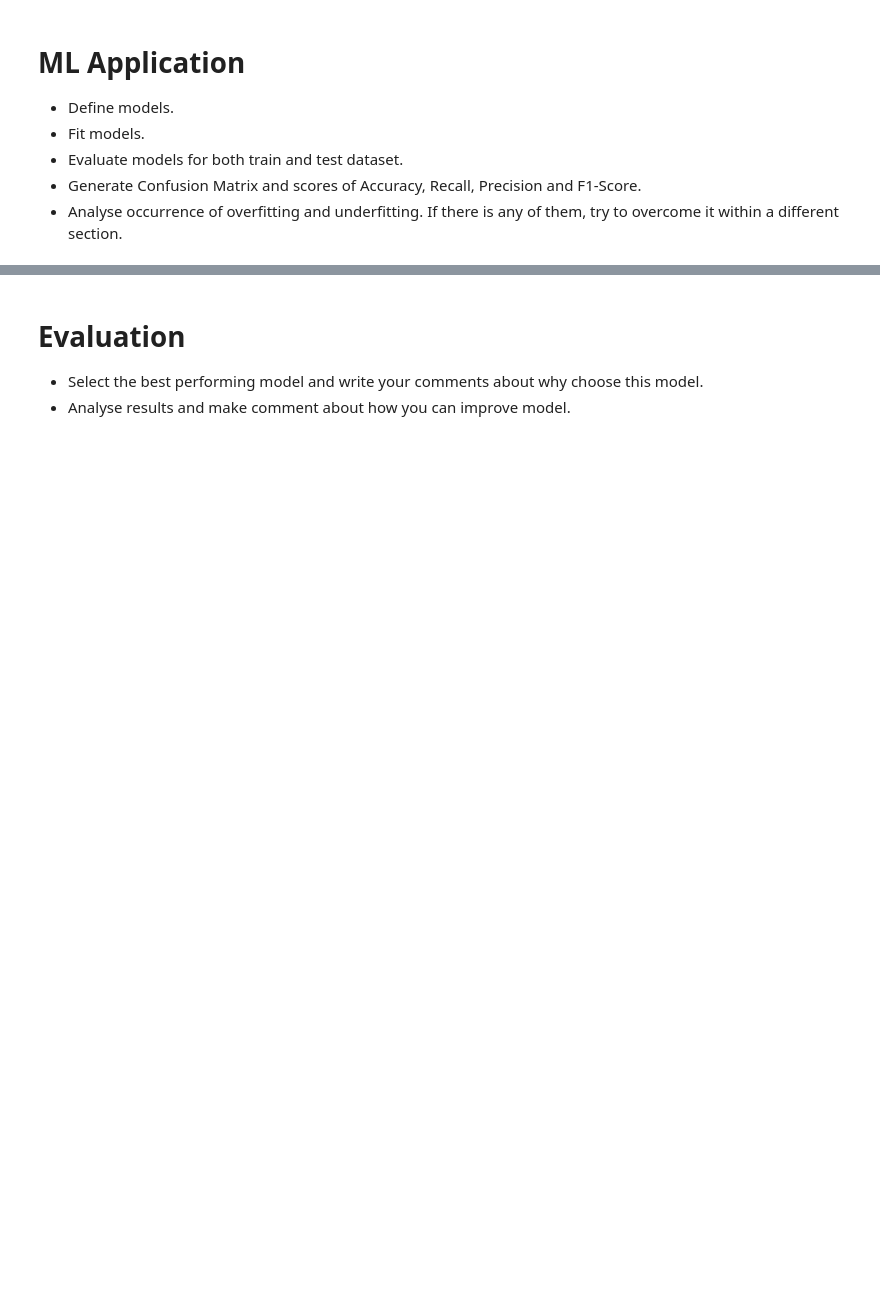
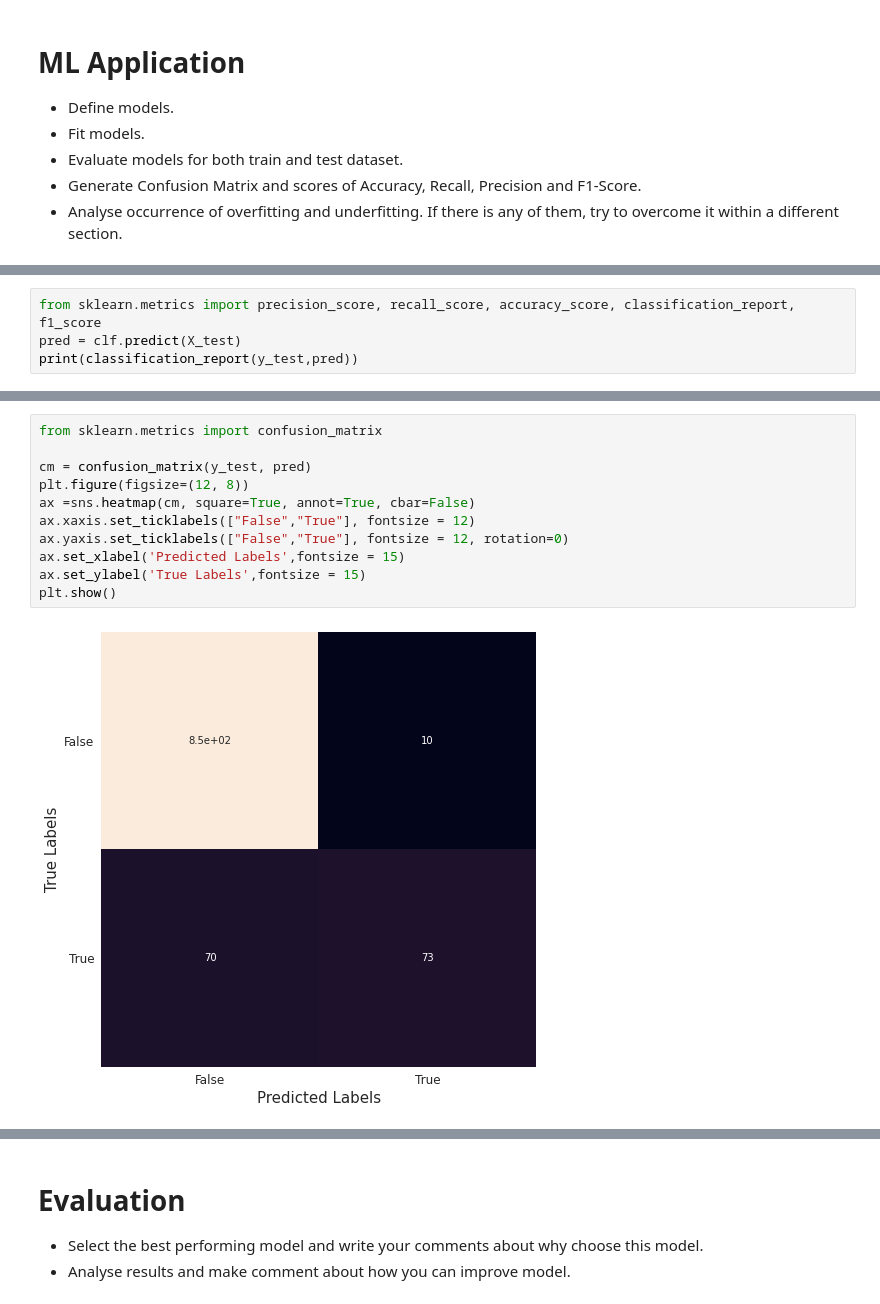
Before and after one commit to KutayAkalin/ML_Course_9-11-20, a Jupyter notebook: Project/09-11-2020 ML Course Nigeria Project 'Victoria Akintomide'.ipynb, the cells around one changed output, grey strips where cells are left out. Drawn from its saved outputs; the diff is of its cells as text; blank space fills up the shorter version.

```diff
--- a/Project/09-11-2020 ML Course Nigeria Project 'Victoria Akintomide'.ipynb
+++ b/Project/09-11-2020 ML Course Nigeria Project 'Victoria Akintomide'.ipynb
@@ -162,0 +352,4 @@ False
+# %%
+from sklearn.metrics import precision_score, recall_score, accuracy_score, classification_report, f1_score
+pred = clf.predict(X_test)
+print(classification_report(y_test,pred))
@@ -162,0 +375,13 @@ False
+# %%
+from sklearn.metrics import confusion_matrix
+
+cm = confusion_matrix(y_test, pred)
+plt.figure(figsize=(12, 8))
+ax =sns.heatmap(cm, square=True, annot=True, cbar=False)
+ax.xaxis.set_ticklabels(["False","True"], fontsize = 12)
+ax.yaxis.set_ticklabels(["False","True"], fontsize = 12, rotation=0)
+ax.set_xlabel('Predicted Labels',fontsize = 15)
+ax.set_ylabel('True Labels',fontsize = 15)
+plt.show()
+# %% [output]
+[figure, added]
```
Also changed, not shown: parts of 31 cells of this notebook.
